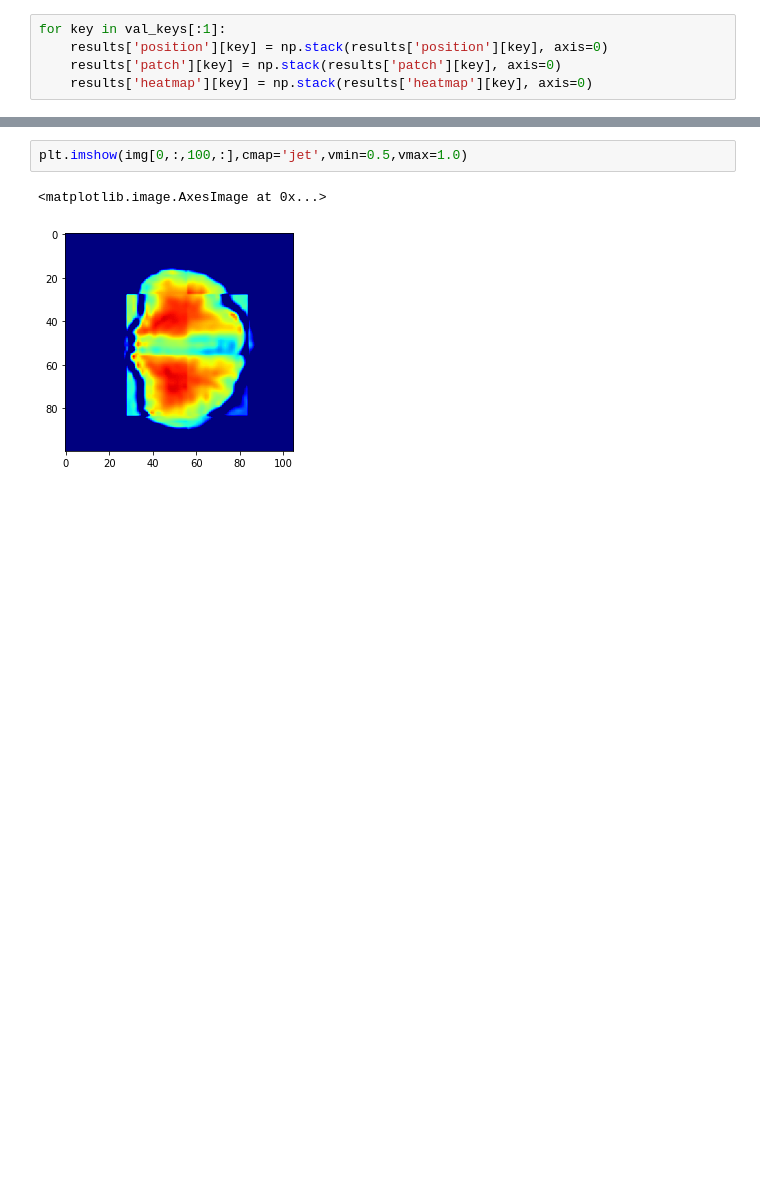
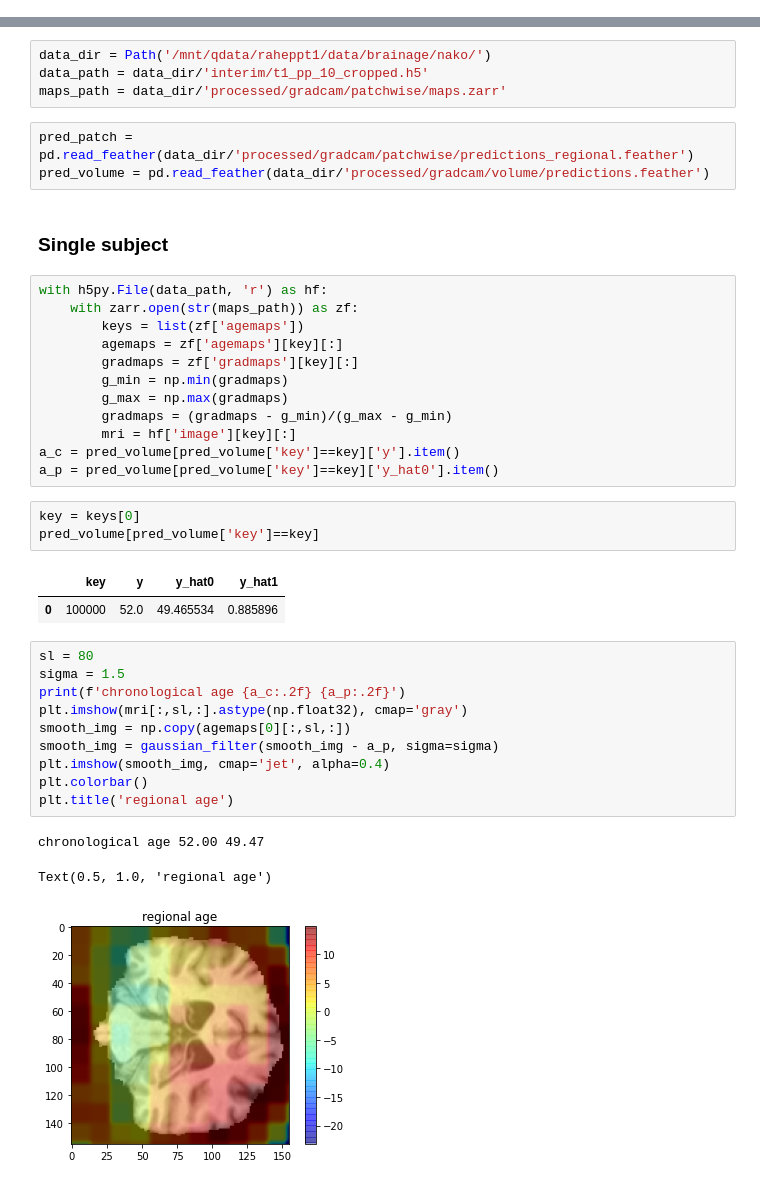
Before and after one commit to lab-midas/brainage, a Jupyter notebook: notebooks/visualization/0.0-th-grid3d.ipynb, the cells around one changed output, grey strips where cells are left out. Drawn from its saved outputs; the diff is of its cells as text; blank space fills up the shorter version.

```diff
--- a/notebooks/visualization/0.0-th-grid3d.ipynb
+++ b/notebooks/visualization/0.0-th-grid3d.ipynb
@@ -150,5 +23,0 @@ for sample in tqdm(loader):
-# %%
-for key in val_keys[:1]:
-    results['position'][key] = np.stack(results['position'][key], axis=0)
-    results['patch'][key] = np.stack(results['patch'][key], axis=0)
-    results['heatmap'][key] = np.stack(results['heatmap'][key], axis=0)
@@ -194,5 +24,41 @@ img = z['100000'][:]
-# %%
-plt.imshow(img[0,:,100,:],cmap='jet',vmin=0.5,vmax=1.0)
-# %% [output]
-<matplotlib.image.AxesImage at 0x...>
-[figure, removed]
+# %%
+data_dir = Path('/mnt/qdata/raheppt1/data/brainage/nako/')
+data_path = data_dir/'interim/t1_pp_10_cropped.h5'
+maps_path = data_dir/'processed/gradcam/patchwise/maps.zarr'
+# %%
+pred_patch = pd.read_feather(data_dir/'processed/gradcam/patchwise/predictions_regional.feather')
+pred_volume = pd.read_feather(data_dir/'processed/gradcam/volume/predictions.feather')
+# %% [markdown]
+### Single subject
+# %%
+with h5py.File(data_path, 'r') as hf:
+    with zarr.open(str(maps_path)) as zf:
+        keys = list(zf['agemaps'])
+        agemaps = zf['agemaps'][key][:]
+        gradmaps = zf['gradmaps'][key][:]
+        g_min = np.min(gradmaps)
+        g_max = np.max(gradmaps)
+        gradmaps = (gradmaps - g_min)/(g_max - g_min)
+        mri = hf['image'][key][:]
+a_c = pred_volume[pred_volume['key']==key]['y'].item()
+a_p = pred_volume[pred_volume['key']==key]['y_hat0'].item()
+# %%
+key = keys[0]
+pred_volume[pred_volume['key']==key]
+# %% [output]
+|  | key | y | y_hat0 | y_hat1 |
+| 0 | 100000 | 52.0 | 49.465534 | 0.885896 |
+# %%
+sl = 80
+sigma = 1.5
+print(f'chronological age {a_c:.2f} {a_p:.2f}')
+plt.imshow(mri[:,sl,:].astype(np.float32), cmap='gray')
+smooth_img = np.copy(agemaps[0][:,sl,:])
+smooth_img = gaussian_filter(smooth_img - a_p, sigma=sigma)
+plt.imshow(smooth_img, cmap='jet', alpha=0.4)
+plt.colorbar()
+plt.title('regional age')
+# %% [output]
+chronological age 52.00 49.47
+Text(0.5, 1.0, 'regional age')
+[figure, added]
```
Also changed, not shown: parts of 26 cells of this notebook, 26 other files.
